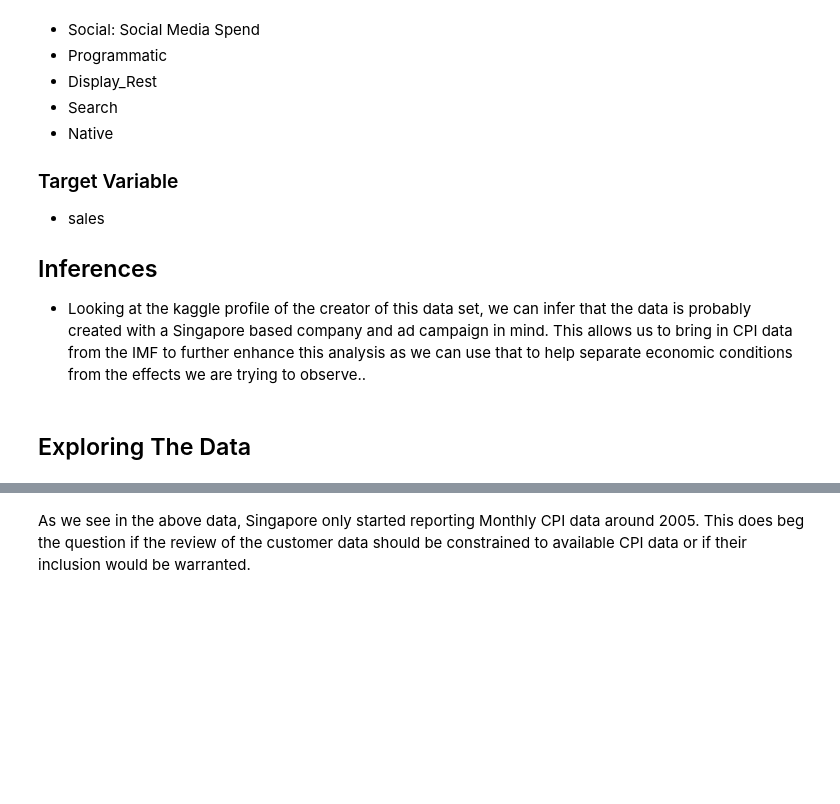
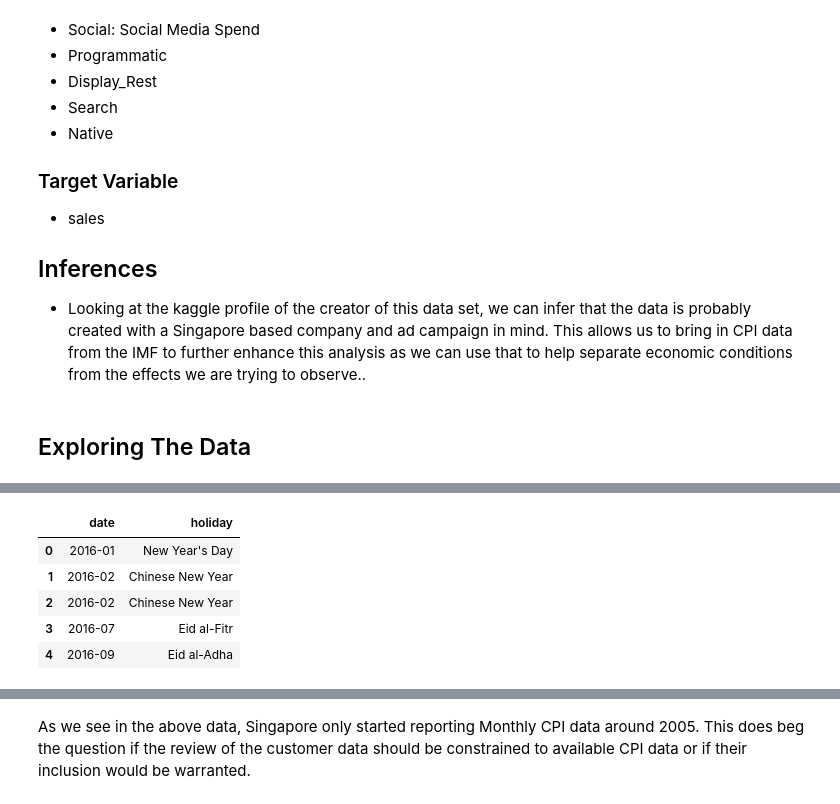
Before and after one commit to helios1014/marketing_mix_modeling, a Jupyter notebook: mmm.ipynb, the cells around one changed output, grey strips where cells are left out. Drawn from its saved outputs; the diff is of its cells as text; code cells hidden in the pictures; blank space fills up the shorter version.

```diff
--- a/mmm.ipynb
+++ b/mmm.ipynb
@@ -50,3 +72,16 @@ raw_df.head()
+# %%
+sg_holidays = [(d,h) for d,h in ho.SG(years=range(2001, 2018)).items()]
+sg_ho_df = pd.DataFrame(sg_holidays, columns=['date', 'holiday'])
+sg_ho_df['date'] = pd.to_datetime(sg_ho_df['date']).dt.to_period('M')
+sg_ho_df.head()
+#sg_ho_df.groupby('date')['holiday'].sum()
+# %% [output]
+|  | date | holiday |
+| 0 | 2016-01 | New Year's Day |
+| 1 | 2016-02 | Chinese New Year |
+| 2 | 2016-02 | Chinese New Year |
+| 3 | 2016-07 | Eid al-Fitr |
+| 4 | 2016-09 | Eid al-Adha |
 # %%
 cpi_df.head()
 # %% [output]
```
Also changed, not shown: parts of 7 cells of this notebook.
